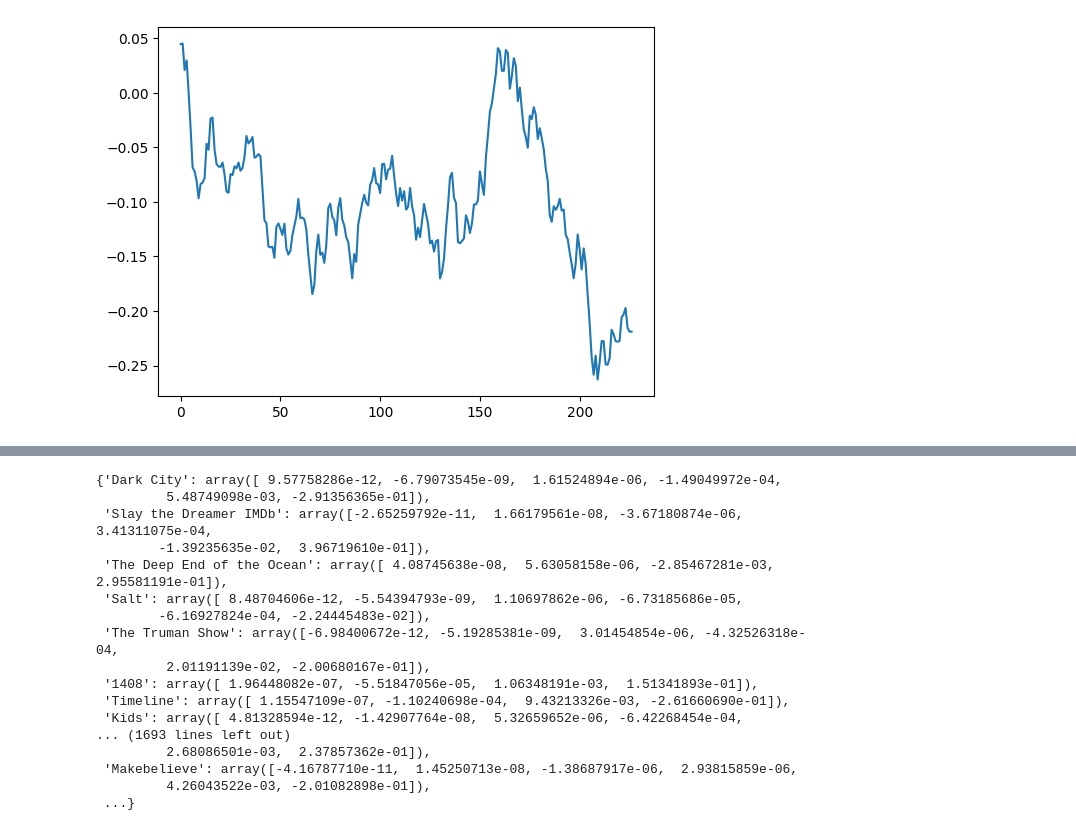
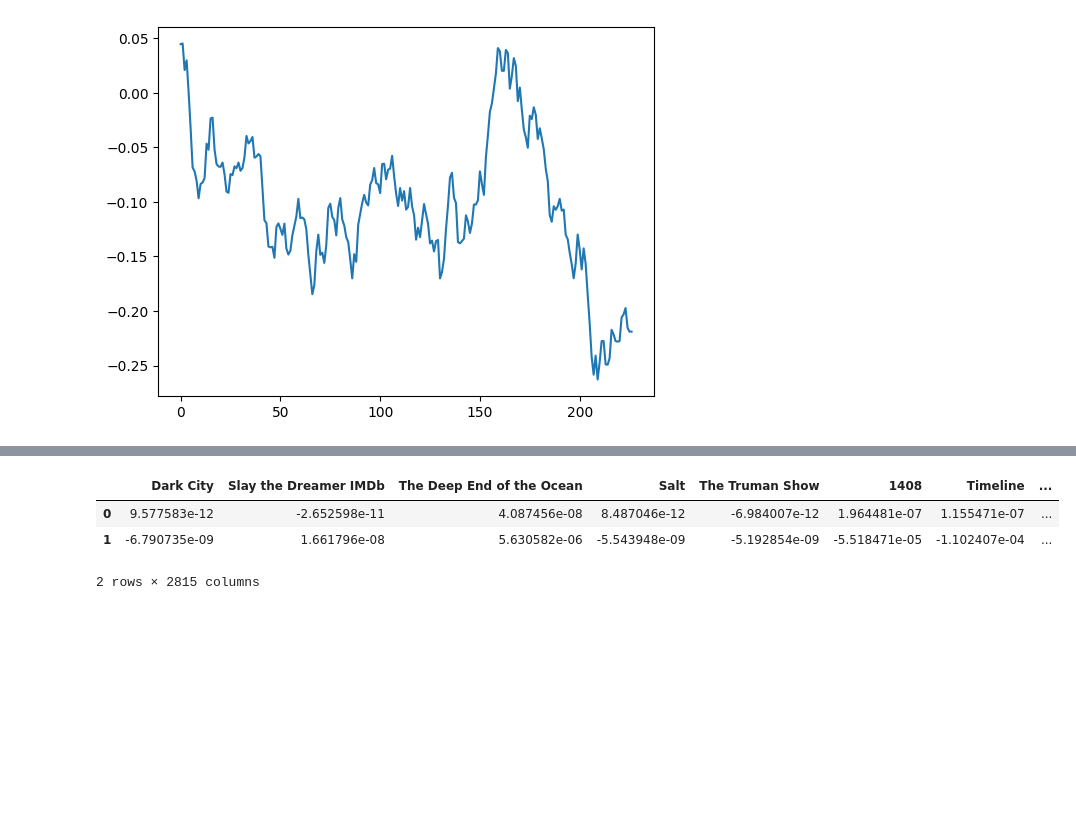
Before and after one commit to sebhochart/movie-sentiment-analysis, a Jupyter notebook: generate_movie_data.ipynb, the cells around one changed output, grey strips where cells are left out. Saved outputs shown, nothing was run; the diff lists cells and outputs as text; code cells hidden in the pictures; blank space fills up the shorter version.

```diff
--- a/generate_movie_data.ipynb
+++ b/generate_movie_data.ipynb
@@ -24,7 +24,7 @@ plt.plot(arcs['Salt'])
 poly = {}
 
 for key, value in arcs.items():
-    poly[key] = script_2_polynomial(value)
+    poly[key] = script_2_polynomial(value)[:2]
 # %% [output]
 R2 of the fit =  0.80
 R2 of the fit =  0.81
@@ -77,23 +77,10 @@ R2 of the fit =  0.50
 R2 of the fit =  0.87
 R2 of the fit =  0.82
 R2 of the fit =  0.89
-# %%
-poly
-# %% [output]
-{'Dark City': array([ 9.57758286e-12, -6.79073545e-09,  1.61524894e-06, -1.49049972e-04,
-         5.48749098e-03, -2.91356365e-01]),
- 'Slay the Dreamer IMDb': array([-2.65259792e-11,  1.66179561e-08, -3.67180874e-06,  3.41311075e-04,
-        -1.39235635e-02,  3.96719610e-01]),
- 'The Deep End of the Ocean': array([ 4.08745638e-08,  5.63058158e-06, -2.85467281e-03,  2.95581191e-01]),
- 'Salt': array([ 8.48704606e-12, -5.54394793e-09,  1.10697862e-06, -6.73185686e-05,
-        -6.16927824e-04, -2.24445483e-02]),
- 'The Truman Show': array([-6.98400672e-12, -5.19285381e-09,  3.01454854e-06, -4.32526318e-04,
-         2.01191139e-02, -2.00680167e-01]),
- '1408': array([ 1.96448082e-07, -5.51847056e-05,  1.06348191e-03,  1.51341893e-01]),
- 'Timeline': array([ 1.15547109e-07, -1.10240698e-04,  9.43213326e-03, -2.61660690e-01]),
- 'Kids': array([ 4.81328594e-12, -1.42907764e-08,  5.32659652e-06, -6.42268454e-04,
-... (1693 lines left out)
-         2.68086501e-03,  2.37857362e-01]),
- 'Makebelieve': array([-4.16787710e-11,  1.45250713e-08, -1.38687917e-06,  2.93815859e-06,
-         4.26043522e-03, -2.01082898e-01]),
- ...}
+# %%
+pd.DataFrame(poly)
+# %% [output]
+|  | Dark City | Slay the Dreamer IMDb | The Deep End of the Ocean | Salt | The Truman Show | 1408 | Timeline | ... |
+| 0 | 9.577583e-12 | -2.652598e-11 | 4.087456e-08 | 8.487046e-12 | -6.984007e-12 | 1.964481e-07 | 1.155471e-07 | ... |
+| 1 | -6.790735e-09 | 1.661796e-08 | 5.630582e-06 | -5.543948e-09 | -5.192854e-09 | -5.518471e-05 | -1.102407e-04 | ... |
+2 rows × 2815 columns
```
Also changed, not shown: parts of 1 cell of this notebook, 1 other file.
